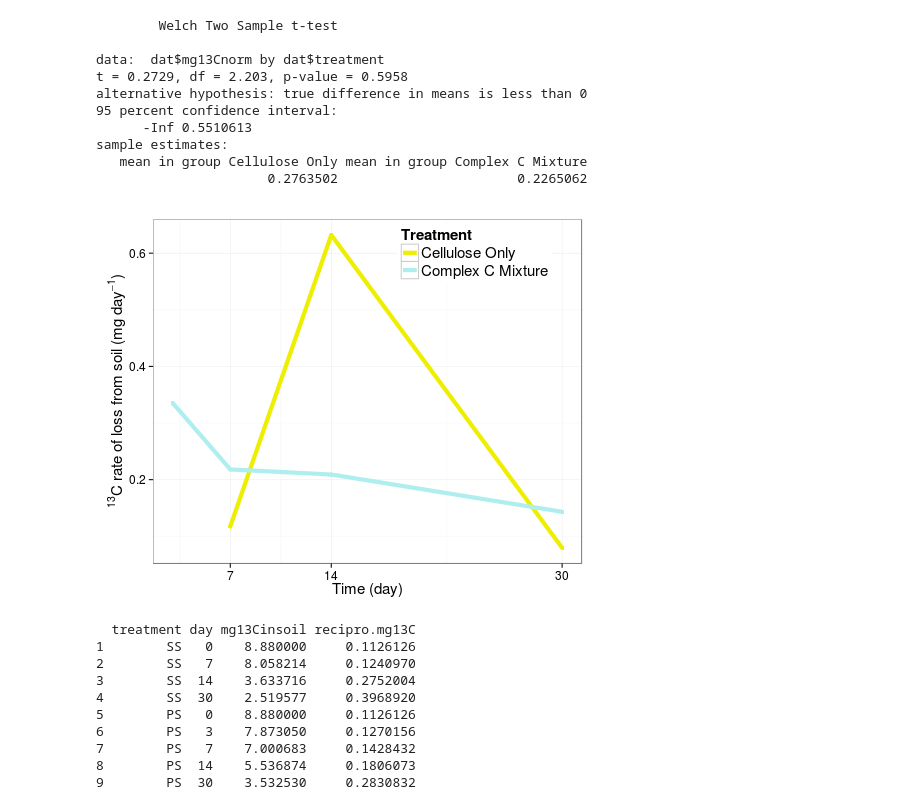
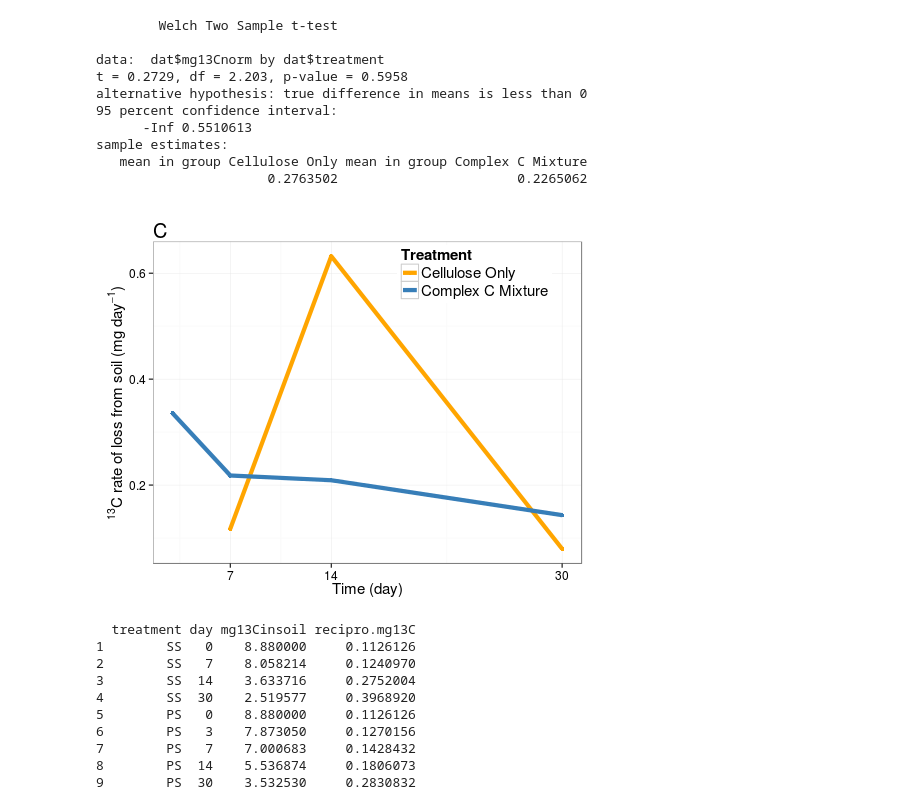
Before and after one commit to acampbellina/single_substrate, a Jupyter notebook: soil_Ccontent.ipynb, the cells around one changed output. Cells and saved outputs as stored; diff of their text form; code cells hidden in the pictures.

```diff
--- a/soil_Ccontent.ipynb
+++ b/soil_Ccontent.ipynb
@@ -155,27 +158,29 @@ sample estimates:
 # %%
 %%R -w 500 -h 400
 
 ## ppm
 p3 = ggplot(dat, aes(x = day, y = mg13Cnorm, color=treatment))
 p3 = p3 + geom_point()
 p3 = p3 + geom_line(size=2)
 p3 = p3 + labs(x = "Time (day)", y = expression(paste({}^13,"C", " rate of loss from soil (mg day", {}^-1,")",sep="")),
               color = "Treatment")
 p3 = p3 + theme_bw()
 
-p3 = p3 + scale_color_manual(values = c("yellow2", "paleturquoise"))
+p3 = p3 + scale_color_manual(values = c("orange", "#377eb8"))
 
 p3 = p3 + scale_x_continuous(breaks=c(7,14,30))
 p3 = p3 + theme(legend.position=c(0.75,0.9))
 p3 = p3 + theme(legend.title = element_text(size = 15), legend.text = element_text(size = 15))
 p3 = p3 + theme(axis.title.x = element_text(size=15))
 p3 = p3 + theme(axis.title.y = element_text(size=15))
 p3 = p3 + theme(axis.text.x = element_text(size=12))
 p3 = p3 + theme(axis.text.y = element_text(size=12))
+p3 = p3 + ggtitle("C")
+p3 = p3 + theme(plot.title = element_text(hjust = 0, size = 20))
 
 p3
 # %% [output]
-[figure, old version]
+[figure, new version]
 # %%
 %%R
 dat2 = read.csv("/home/ashley/single_substrate/data/LinReg_soilC.csv",header=TRUE)
```
Also changed, not shown: parts of 6 cells of this notebook, 2 other files.
